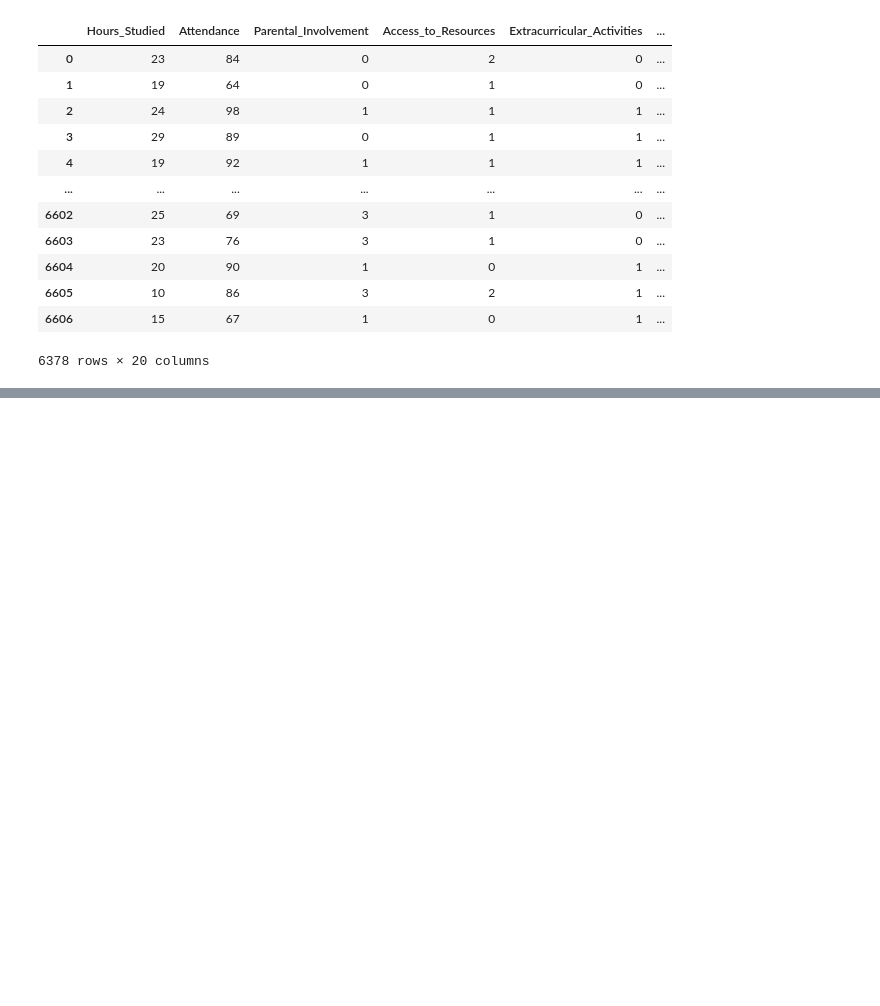
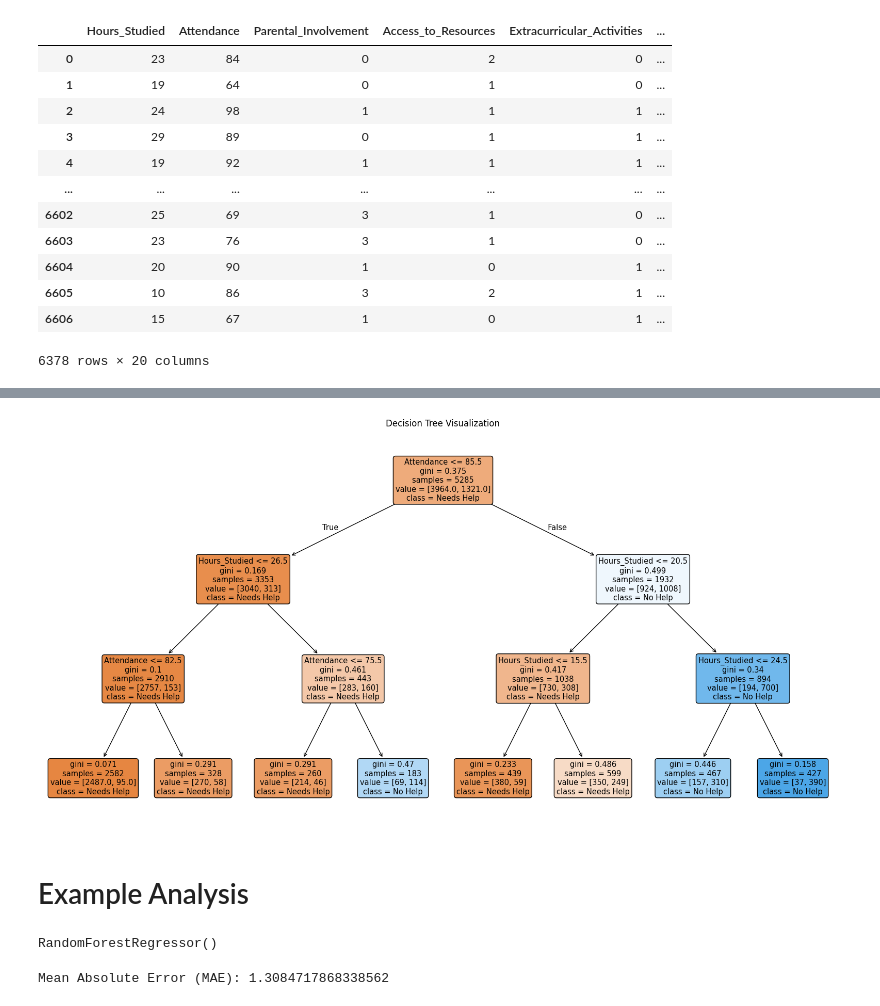
Before and after one commit to jdonohueDev/StudentOutcomePredictor, a Jupyter notebook: StudentPerformancePredictor.ipynb, the cells around one changed output, grey strips where cells are left out. Saved outputs shown, nothing was run; the diff lists cells and outputs as text; code cells hidden in the pictures; blank space fills up the shorter version.

```diff
--- a/StudentPerformancePredictor.ipynb
+++ b/StudentPerformancePredictor.ipynb
@@ -372,0 +403,30 @@ plt.show()
+# %%
+#Generate Example Decision Tree
+from sklearn.tree import DecisionTreeClassifier, plot_tree
+import matplotlib.pyplot as plt
+dt_model = DecisionTreeClassifier(max_depth=3)
+
+dt_model.fit(X_train, y_train)
+
+plt.figure(figsize=(20, 10))
+plot_tree(dt_model, feature_names=X.columns, class_names=["Needs Help", "No Help"], filled=True, rounded=True)
+plt.title("Decision Tree Visualization")
+plt.show()
+# %% [output]
+[figure, added]
+# %% [markdown]
+# Example Analysis
+# %%
+from sklearn.ensemble import RandomForestRegressor
+from sklearn.metrics import mean_absolute_error, mean_squared_error
+import numpy as np
+
+X = df.drop('Exam_Score', axis=1)
+y = df['Exam_Score']
+X = pd.get_dummies(X, drop_first=True)
+X_train, X_test, y_train, y_test = train_test_split(X, y, test_size=0.2)
+
+rf_regressor = RandomForestRegressor(n_estimators=100)
+rf_regressor.fit(X_train, y_train)
+# %% [output]
+RandomForestRegressor()
@@ -372,0 +475,7 @@ plt.show()
+# %%
+#Calculate MAE
+y_pred = rf_regressor.predict(X_test)
+mae = mean_absolute_error(y_test, y_pred)
+print(f"Mean Absolute Error (MAE): {mae}")
+# %% [output]
+Mean Absolute Error (MAE): 1.3084717868338562
```
Also changed, not shown: parts of 22 cells of this notebook.
